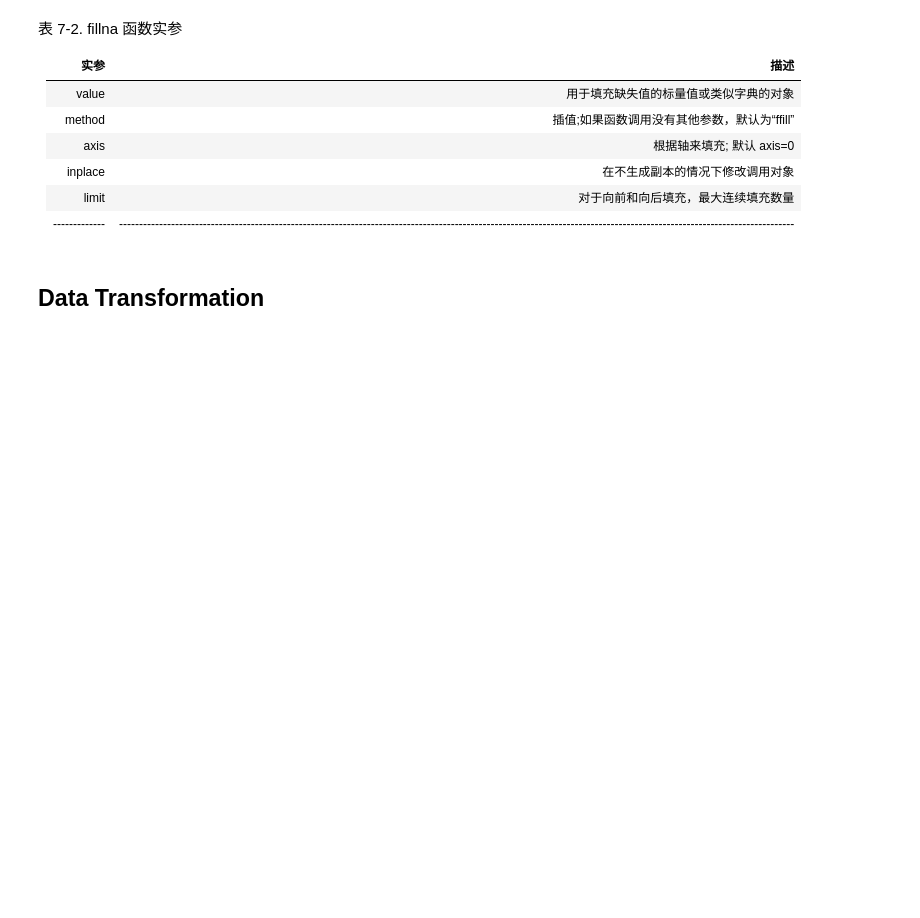
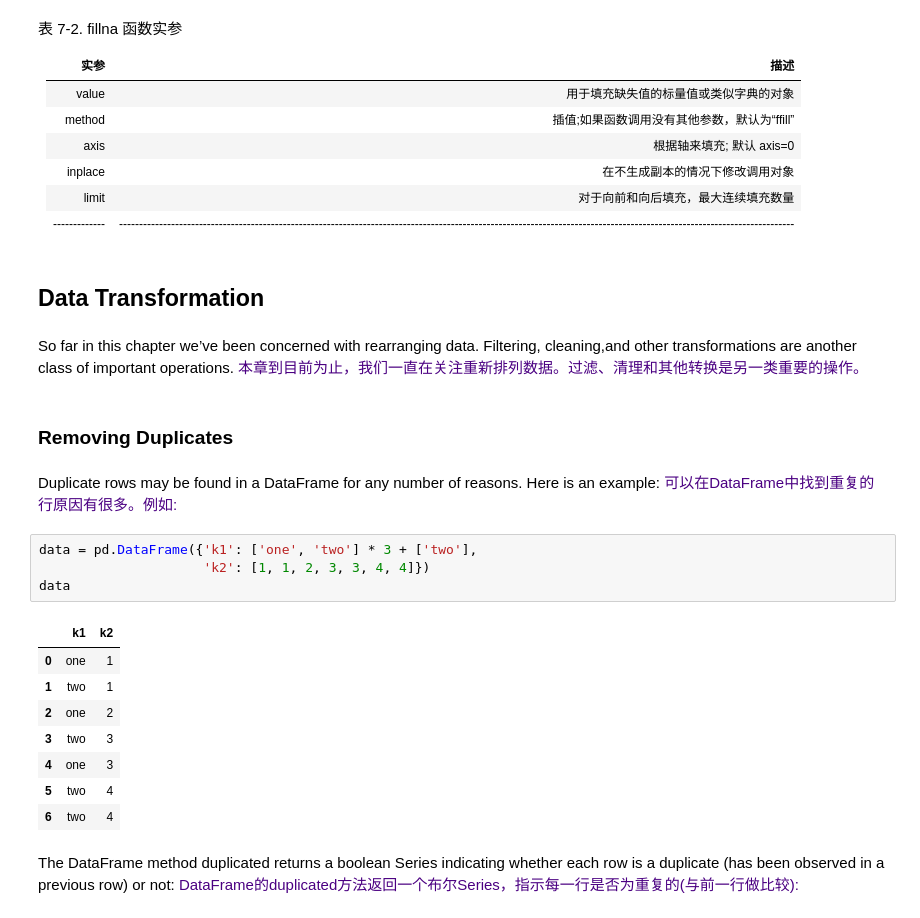
Before and after one commit to edenwzg/code, a Jupyter notebook: jupyter/Python for data analysis/Chapter 6. Data loading,Storage,and File Formats.ipynb, the cells around one changed output. Cells and saved outputs as stored; diff of their text form; blank space fills up the shorter version.

```diff
--- a/jupyter/Python for data analysis/Chapter 6. Data loading,Storage,and File Formats.ipynb
+++ b/jupyter/Python for data analysis/Chapter 6. Data loading,Storage,and File Formats.ipynb
@@ -1621,3 +1623,30 @@ limit | 对于向前和向后填充，最大连续填充数量
 -------------|-------------------------------------------------------------------------------------------------------------------------------------------------------------------------
 # %% [markdown]
 ## Data Transformation
+# %% [markdown]
+So far in this chapter we’ve been concerned with rearranging data. Filtering, cleaning,and other transformations are another class of important operations.
+<font color=Indigo>
+本章到目前为止，我们一直在关注重新排列数据。过滤、清理和其他转换是另一类重要的操作。
+# %% [markdown]
+### Removing Duplicates
+# %% [markdown]
+Duplicate rows may be found in a DataFrame for any number of reasons. Here is an example:
+<font color=Indigo>
+可以在DataFrame中找到重复的行原因有很多。例如:
+# %%
+data = pd.DataFrame({'k1': ['one', 'two'] * 3 + ['two'],
+                     'k2': [1, 1, 2, 3, 3, 4, 4]})
+data
+# %% [output]
+|  | k1 | k2 |
+| 0 | one | 1 |
+| 1 | two | 1 |
+| 2 | one | 2 |
+| 3 | two | 3 |
+| 4 | one | 3 |
+| 5 | two | 4 |
+| 6 | two | 4 |
+# %% [markdown]
+The DataFrame method duplicated returns a boolean Series indicating whether each row is a duplicate (has been observed in a previous row) or not:
+<font color=Indigo>
+DataFrame的duplicated方法返回一个布尔Series，指示每一行是否为重复的(与前一行做比较):
```
Also changed, not shown: parts of 26 cells of this notebook, 1 other file.
